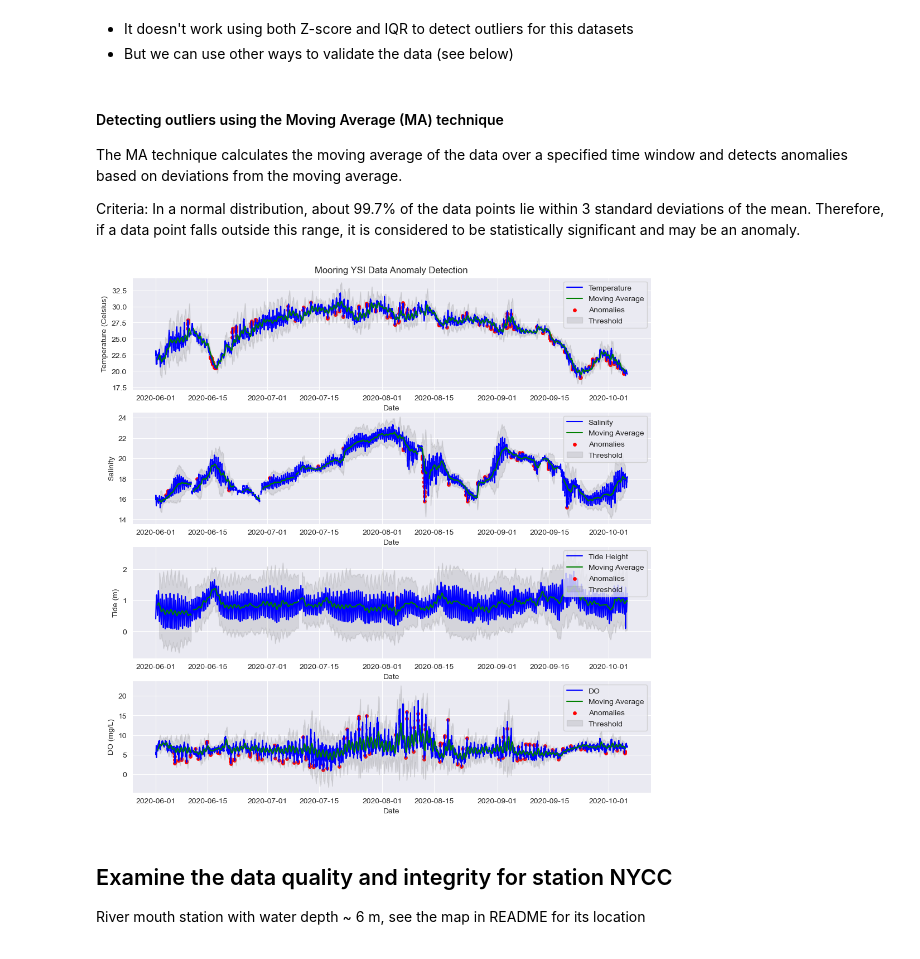
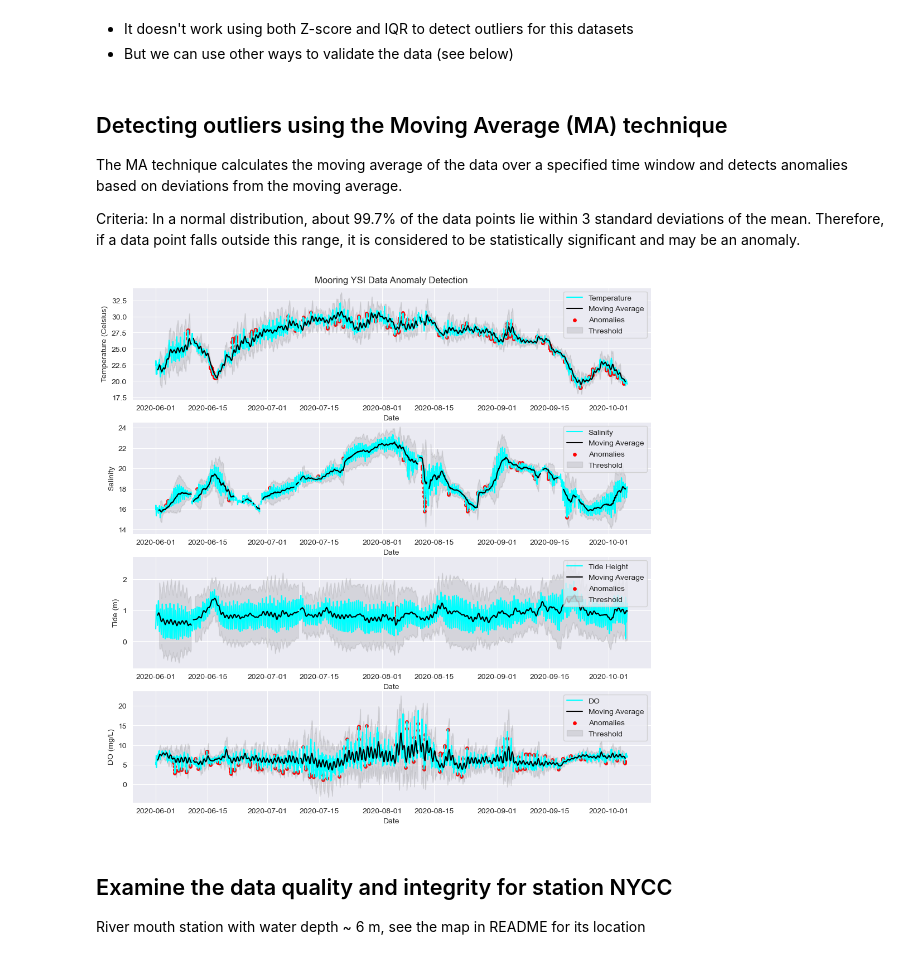
Before and after one commit to Zhu-Yifan/Lafayette_River_Time_Series_Analysis, a Jupyter notebook: notebooks/Data_cleaning_quality_control.ipynb, the cells around one changed output. Drawn from its saved outputs; the diff is of its cells as text; code cells hidden in the pictures.

```diff
--- a/notebooks/Data_cleaning_quality_control.ipynb
+++ b/notebooks/Data_cleaning_quality_control.ipynb
@@ -117,7 +117,7 @@ data= data[~((data['Sal_NY'] < (Q1 - 1.5 * IQR)) |(data['Sal_NY'] > (Q3 + 1.5 *
 * It doesn't work using both Z-score and IQR to detect outliers for this datasets
 * But we can use other ways to validate the data (see below)
 # %% [markdown]
-#### Detecting outliers using the Moving Average (MA) technique
+## Detecting outliers using the Moving Average (MA) technique
 The MA technique calculates the moving average of the data over a specified time window and detects anomalies based on deviations from the moving average.
 
 Criteria: In a normal distribution, about 99.7% of the data points lie within 3 standard deviations of the mean. Therefore, if a data point falls outside this range, it is considered to be statistically significant and may be an anomaly.
@@ -149,8 +149,8 @@ anomalies = data[deviation_temp.abs() > threshold_temp]
 
 # Plot the temperature and the anomalies
 fig, ax = plt.subplots(4,1, figsize=(12, 12))
-ax[0].plot(data['Date_Time_NY'], data['Temp_NY'], color='blue', label='Temperature')
-ax[0].plot(data['Date_Time_NY'],  ma_temp, color='green', label='Moving Average')
+ax[0].plot(data['Date_Time_NY'], data['Temp_NY'], color='cyan', label='Temperature')
+ax[0].plot(data['Date_Time_NY'],  ma_temp, color='black', label='Moving Average')
 ax[0].scatter(anomalies['Date_Time_NY'], anomalies['Temp_NY'], color='red', s=15, label='Anomalies')
 ax[0].fill_between(data['Date_Time_NY'], ma_temp-threshold_temp, ma_temp+threshold_temp, color='gray', alpha=0.2, label='Threshold')
 ax[0].set_title('Mooring YSI Data Anomaly Detection')
@@ -160,41 +160,41 @@ ax[0].grid(True)
 ax[0].legend()
 
 anomalies = data[deviation_sal.abs() > threshold_sal]
-ax[1].plot(data['Date_Time_NY'], data['Sal_NY'], color='blue', label='Salinity')
-ax[1].plot(data['Date_Time_NY'],  ma_sal, color='green', label='Moving Average')
+ax[1].plot(data['Date_Time_NY'], data['Sal_NY'], color='cyan', label='Salinity')
+ax[1].plot(data['Date_Time_NY'],  ma_sal, color='black', label='Moving Average')
 ax[1].scatter(anomalies['Date_Time_NY'], anomalies['Sal_NY'], color='red', s=15, label='Anomalies')
 ax[1].fill_between(data['Date_Time_NY'], ma_sal-threshold_sal, ma_sal+threshold_sal, color='gray', alpha=0.2, label='Threshold')
 
 ax[1].set_xlabel('Date')
 ax[1].set_ylabel('Salinity')
 ax[1].grid(True)
 ax[1].legend()
 
 anomalies = data[deviation_tide.abs() > threshold_tide]
-ax[2].plot(data['Date_Time_NY'], data['Depth_meter_NY'], color='blue', label='Tide Height')
-ax[2].plot(data['Date_Time_NY'],  ma_tide, color='green', label='Moving Average')
+ax[2].plot(data['Date_Time_NY'], data['Depth_meter_NY'], color='cyan', label='Tide Height')
+ax[2].plot(data['Date_Time_NY'],  ma_tide, color='black', label='Moving Average')
 ax[2].scatter(anomalies['Date_Time_NY'], anomalies['Depth_meter_NY'], color='red', s=15, label='Anomalies')
 ax[2].fill_between(data['Date_Time_NY'], ma_tide-threshold_tide, ma_tide+threshold_tide, color='gray', alpha=0.2, label='Threshold')
 #ax[2].set_title('Mooring Tide Anomaly Detection')
 ax[2].set_xlabel('Date')
 ax[2].set_ylabel('Tide (m)')
 ax[2].grid(True)
 ax[2].legend(loc='upper right')
 
 anomalies = data[deviation_DO.abs() > threshold_DO]
-ax[3].plot(data['Date_Time_NY'], data['DO_NY'], color='blue', label='DO')
-ax[3].plot(data['Date_Time_NY'],  ma_DO, color='green', label='Moving Average')
+ax[3].plot(data['Date_Time_NY'], data['DO_NY'], color='cyan', label='DO')
+ax[3].plot(data['Date_Time_NY'],  ma_DO, color='black', label='Moving Average')
 ax[3].scatter(anomalies['Date_Time_NY'], anomalies['DO_NY'], color='red', s=15, label='Anomalies')
 ax[3].fill_between(data['Date_Time_NY'], ma_DO-threshold_DO, ma_DO+threshold_DO, color='gray', alpha=0.2, label='Threshold')
 
 ax[3].set_xlabel('Date')
 ax[3].set_ylabel('DO (mg/L)')
 ax[3].grid(True)
 ax[3].legend(loc='upper right')
 
 plt.show()
 # %% [output]
-[figure, old version]
+[figure, new version]
 # %% [markdown]
 ## Examine the data quality and integrity for station NYCC
 River mouth station with water depth ~ 6 m, see the map in README for its location
```
Also changed, not shown: parts of 1 cell of this notebook.
